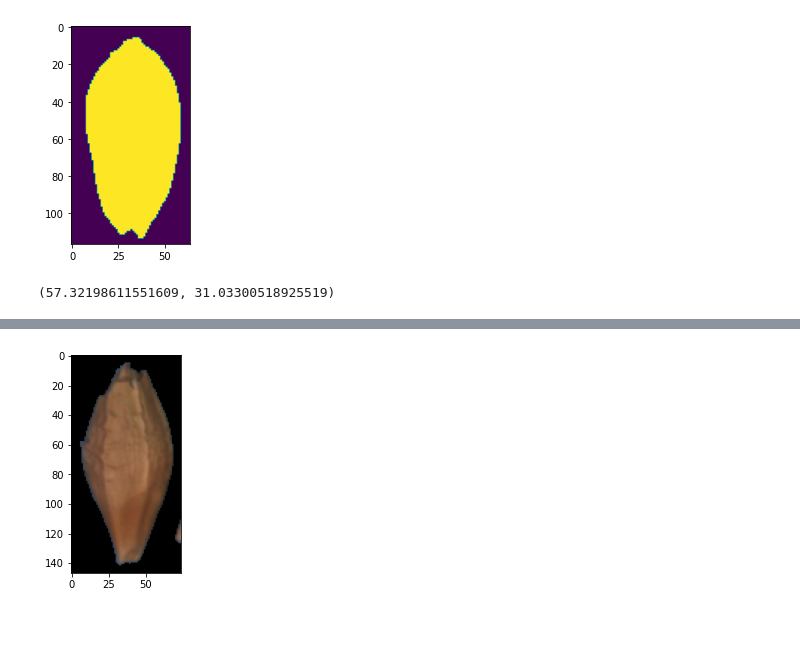
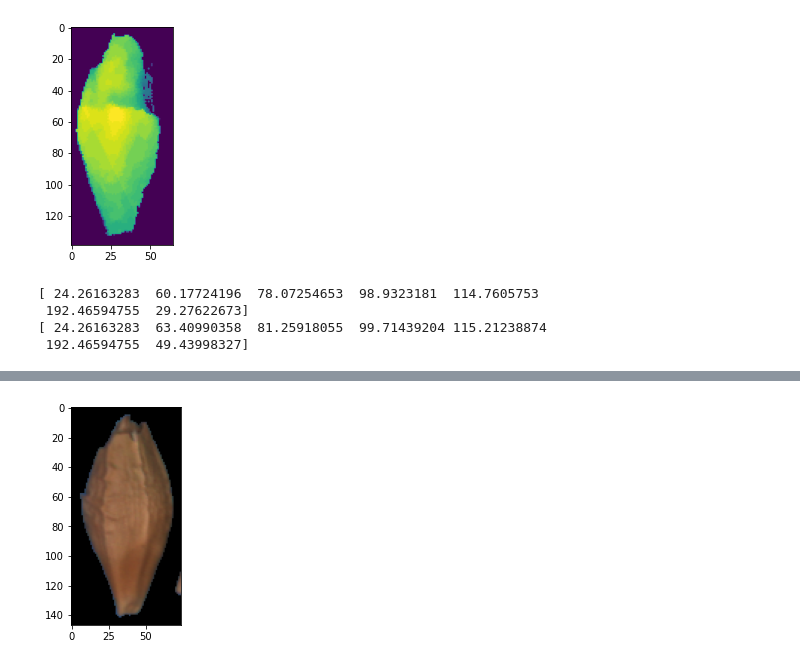
Before and after one commit to Ersboll/Using-Deep-Learning-to-classify-grain-kernels-and-grain-damages, a Jupyter notebook: src/feature_extraction.ipynb, the cells around one changed output, grey strips where cells are left out. Cells and saved outputs as stored; diff of their text form; code cells hidden in the pictures; blank space fills up the shorter version.

```diff
--- a/src/feature_extraction.ipynb
+++ b/src/feature_extraction.ipynb
@@ -43,23 +135,0 @@ def masker(img):
-# %%
-path = '/zhome/27/c/138037/eyefoss-project-blobs/'
-classes = {'Broken':1} #{'Barley':0, 'Broken':1, 'Oat':2, 'Rye':3, 'Wheat':4}
-
-# init feature extraction dataset samples = 66000, height, width, average-channel-intensity, mask-size, class
-data = np.zeros(5).reshape(1,5)
-for category in list(classes.keys()):
-    print(category)
-    file_paths = next(os.walk(path  + category))[2]
-    i = 0
-    for file in file_paths:
-        #print(file)
-        image, mask = masker(np.load(os.path.join(path + category + '/' + file)))
-        intensity = np.mean(image[np.ma.where(image)])
-        size = len(np.where(mask)[0]) / (image.shape[0]*image.shape[1])
-        min_x = np.min(np.where(mask)[1])
-        max_x = np.max(np.where(mask)[1])
-        min_y = np.min(np.where(mask)[0])
-        max_y = np.max(np.where(mask)[0])
-        height = max_y-min_y
-        width = max_x-min_x
-        data = np.append(data, [[height,width,intensity,size,classes[category]]], axis=0)
-        i += 1
@@ -93,14 +135,0 @@ print(np.mean(image[np.ma.where(image)]))
-# %%
-#Print images of kernels
-image, mask = masker(np.load(os.path.join(path + category + '/' + file_paths[0])))
-plt.imshow(image[:,:,[4,2,1]])
-plt.imshow(mask)
-plt.show()
-len(np.where(mask)[0])
-len(np.where(mask)[0]) / (image.shape[0]*image.shape[1])
-masked = np.ma.where(image)
-print((np.mean(image[masked]),
-np.mean(image)))
-# %% [output]
-[figure, removed]
-(57.32198611551609, 31.03300518925519)
@@ -106,0 +141,14 @@ np.mean(image)))
+# %%
+plt.imshow(image[:,:,6])
+plt.show()
+# %% [output]
+[figure, added]
+# %%
+print(np.mean(image[mask == 1], axis=0)[:7])
+
+print(np.mean(image[mask == 1], axis=0)[:7] / np.array([1, 0.94901961, 0.96078432, 0.99215686, 0.99607843, 1, 0.59215689]))
+# %% [output]
+[ 24.26163283  60.17724196  78.07254653  98.9323181  114.7605753
+ 192.46594755  29.27622673]
+[ 24.26163283  63.40990358  81.25918055  99.71439204 115.21238874
+ 192.46594755  49.43998327]
```
Also changed, not shown: parts of 22 cells of this notebook, 11 other files.
